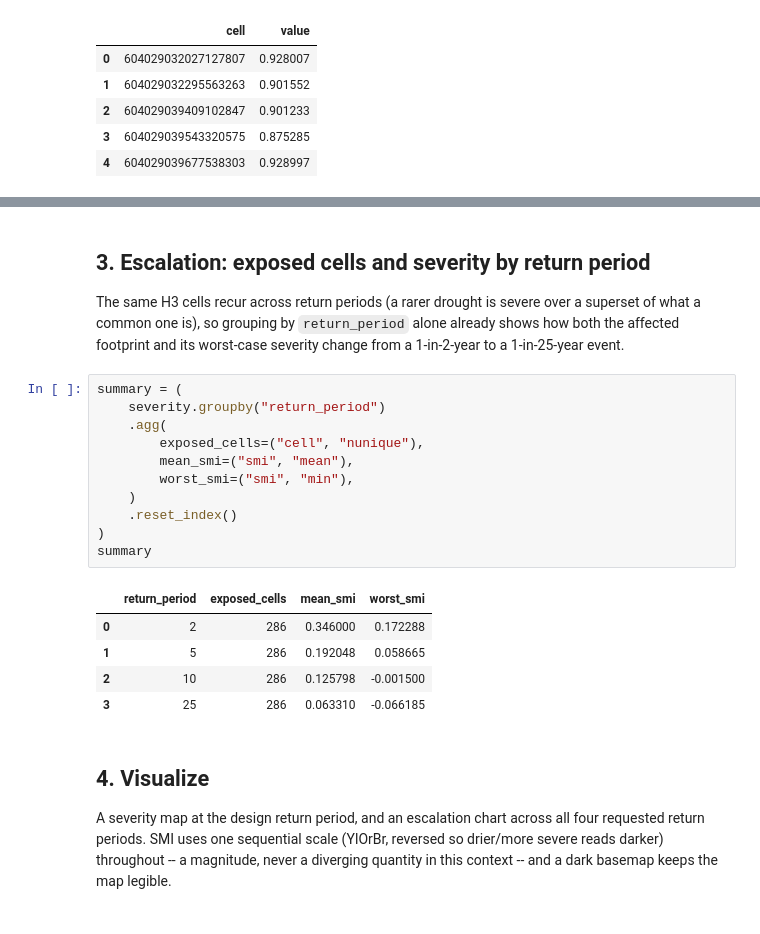
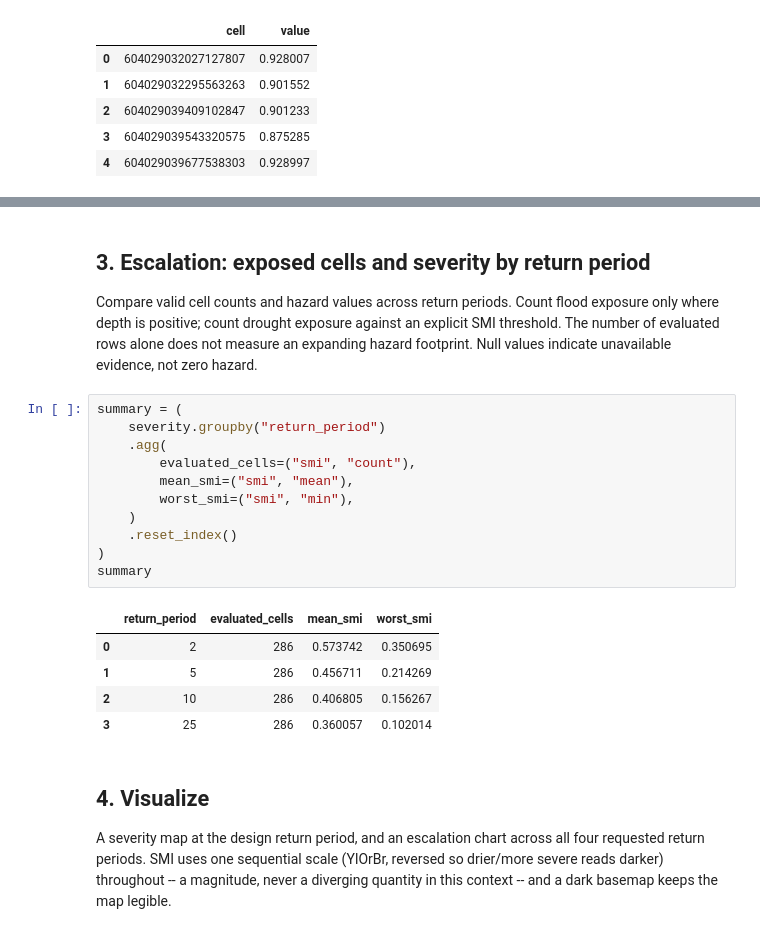
Before and after one commit to RiskThinking/crc-docs, a Jupyter notebook: notebooks/jrc_edo_drought_index.ipynb, the cells around one changed output, grey strips where cells are left out. Cells and saved outputs as stored; diff of their text form.

Commit message:
Massive simplification and reground docs/skills/notebooks/py against latest crc-sdk

```diff
--- a/notebooks/jrc_edo_drought_index.ipynb
+++ b/notebooks/jrc_edo_drought_index.ipynb
@@ -129,24 +148,27 @@ print(
 # %% [markdown]
 ## 3. Escalation: exposed cells and severity by return period
 
-The same H3 cells recur across return periods (a rarer drought is severe over a superset of what a common one is), so grouping by `return_period` alone already shows how both the affected footprint and its worst-case severity change from a 1-in-2-year to a 1-in-25-year event.
+Compare valid cell counts and hazard values across return periods. Count flood
+exposure only where depth is positive; count drought exposure against an explicit
+SMI threshold. The number of evaluated rows alone does not measure an expanding
+hazard footprint. Null values indicate unavailable evidence, not zero hazard.
 # %%
 summary = (
     severity.groupby("return_period")
     .agg(
-        exposed_cells=("cell", "nunique"),
+        evaluated_cells=("smi", "count"),
         mean_smi=("smi", "mean"),
         worst_smi=("smi", "min"),
     )
     .reset_index()
 )
 summary
 # %% [output]
-|  | return_period | exposed_cells | mean_smi | worst_smi |
-| 0 | 2 | 286 | 0.346000 | 0.172288 |
-| 1 | 5 | 286 | 0.192048 | 0.058665 |
-| 2 | 10 | 286 | 0.125798 | -0.001500 |
-| 3 | 25 | 286 | 0.063310 | -0.066185 |
+|  | return_period | evaluated_cells | mean_smi | worst_smi |
+| 0 | 2 | 286 | 0.573742 | 0.350695 |
+| 1 | 5 | 286 | 0.456711 | 0.214269 |
+| 2 | 10 | 286 | 0.406805 | 0.156267 |
+| 3 | 25 | 286 | 0.360057 | 0.102014 |
 # %% [markdown]
 ## 4. Visualize
 
```
Also changed, not shown: parts of 6 cells of this notebook, 36 other files.
